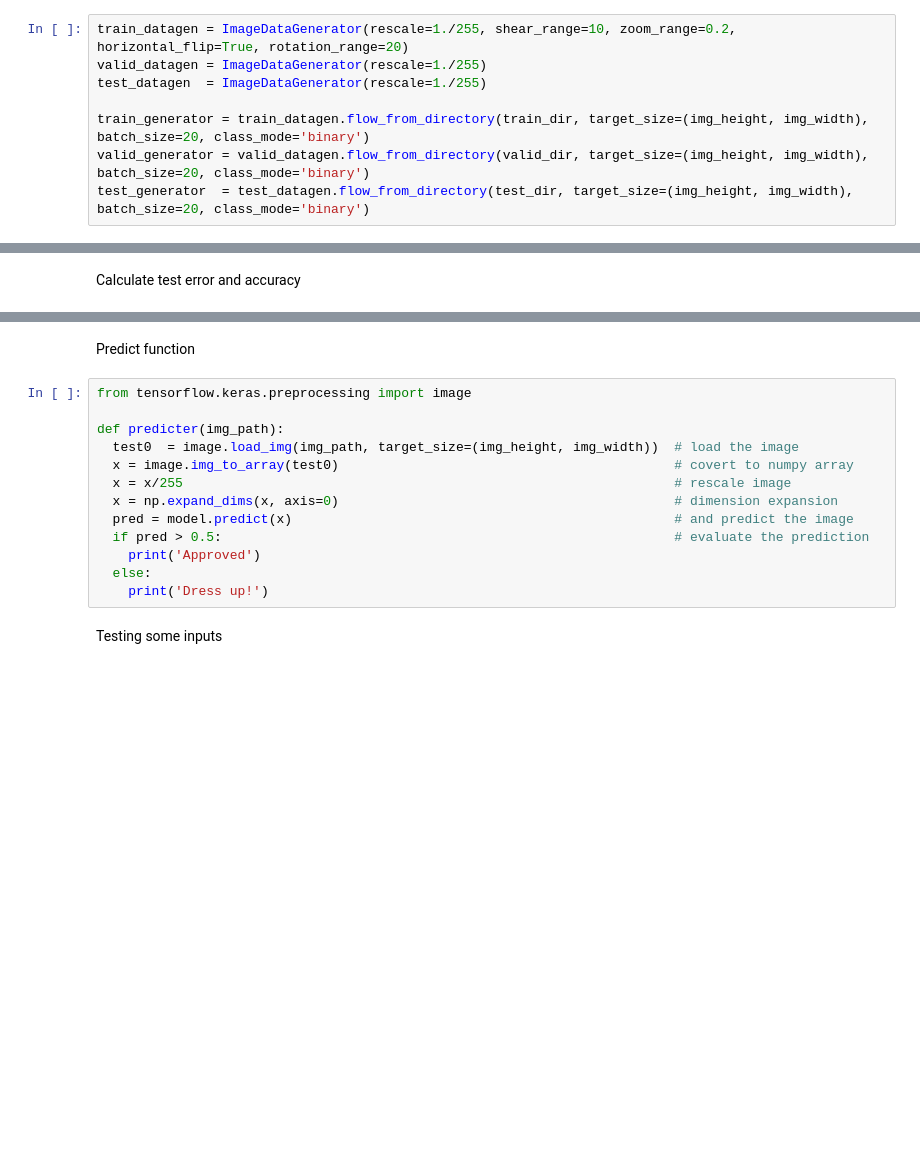
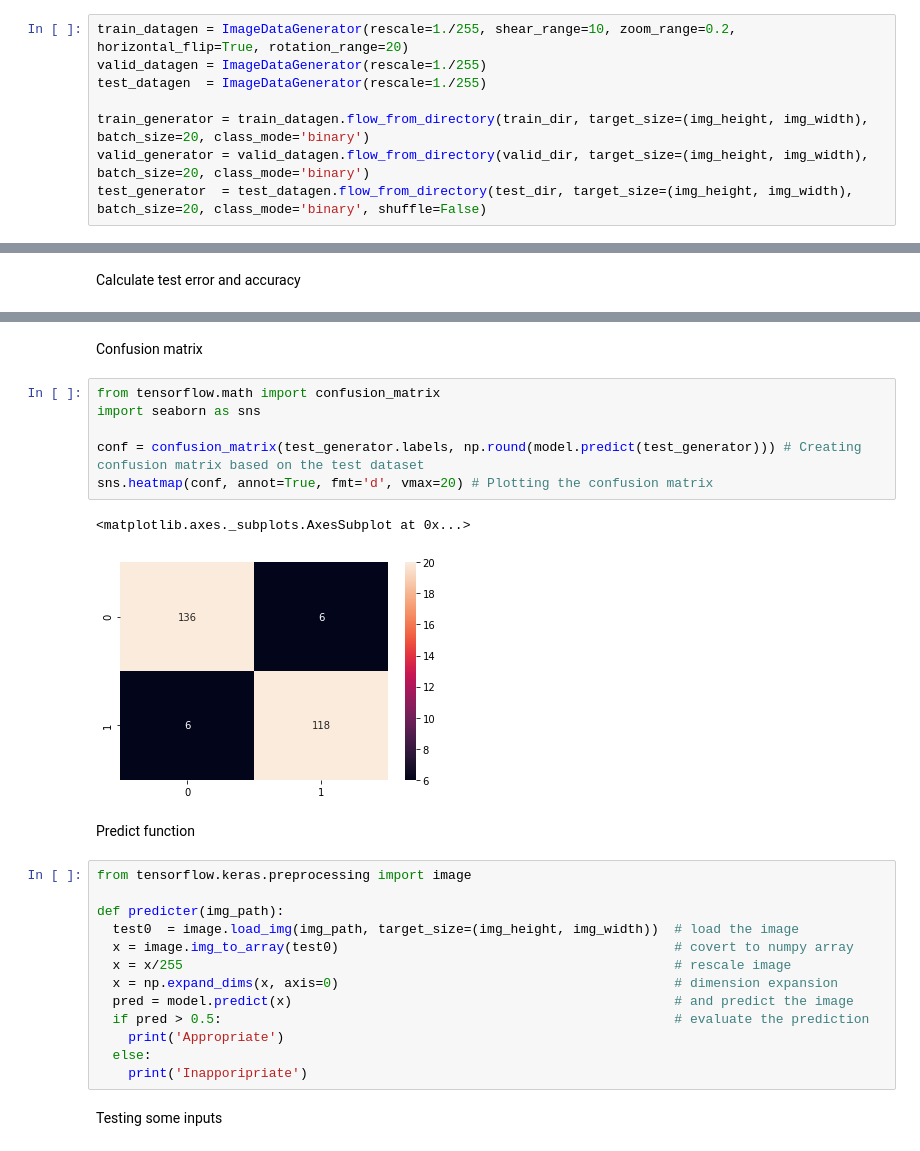
Before and after one commit to LaTsa99/DeepMinds, a Jupyter notebook: DeepMinds.ipynb, the cells around one changed output, grey strips where cells are left out. Cells and saved outputs as stored; diff of their text form; blank space fills up the shorter version.

```diff
--- a/DeepMinds.ipynb
+++ b/DeepMinds.ipynb
@@ -71,7 +71,7 @@ test_datagen  = ImageDataGenerator(rescale=1./255)
 
 train_generator = train_datagen.flow_from_directory(train_dir, target_size=(img_height, img_width), batch_size=20, class_mode='binary')
 valid_generator = valid_datagen.flow_from_directory(valid_dir, target_size=(img_height, img_width), batch_size=20, class_mode='binary')
-test_generator  = test_datagen.flow_from_directory(test_dir, target_size=(img_height, img_width), batch_size=20, class_mode='binary')
+test_generator  = test_datagen.flow_from_directory(test_dir, target_size=(img_height, img_width), batch_size=20, class_mode='binary', shuffle=False)
 # %% [output]
 Found 1572 images belonging to 2 classes.
 Found 527 images belonging to 2 classes.
@@ -179,3 +180,14 @@ Test error: 0.4262624680995941 Test accuracy: 0.9285714030265808
+# %% [markdown]
+Confusion matrix
+# %%
+from tensorflow.math import confusion_matrix
+import seaborn as sns
+
+conf = confusion_matrix(test_generator.labels, np.round(model.predict(test_generator))) # Creating confusion matrix based on the test dataset
+sns.heatmap(conf, annot=True, fmt='d', vmax=20) # Plotting the confusion matrix
+# %% [output]
+<matplotlib.axes._subplots.AxesSubplot at 0x...>
+[figure, added]
 # %% [markdown]
 Predict function
 # %%
@@ -188,9 +200,9 @@ def predicter(img_path):
   x = np.expand_dims(x, axis=0)                                           # dimension expansion
   pred = model.predict(x)                                                 # and predict the image
   if pred > 0.5:                                                          # evaluate the prediction
-    print('Approved')
+    print('Appropriate')
   else:
-    print('Dress up!')
+    print('Inapporipriate')
 # %% [markdown]
 Testing some inputs
 # %%
```
Also changed, not shown: parts of 10 cells of this notebook.
